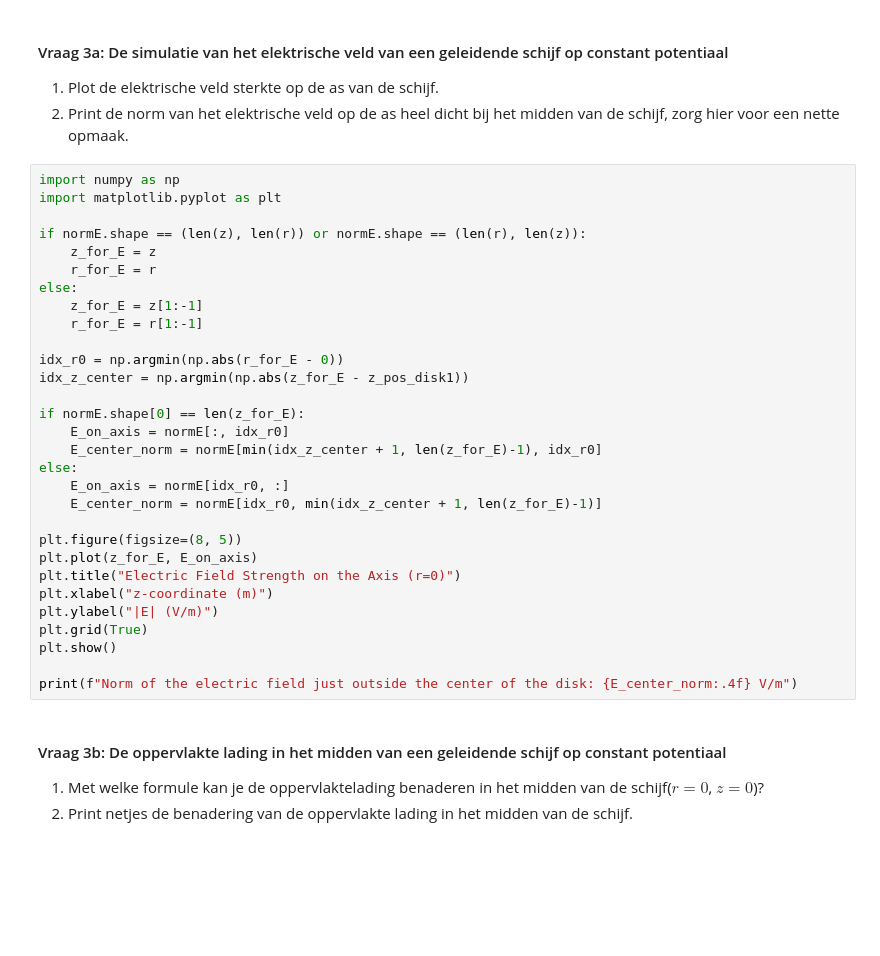
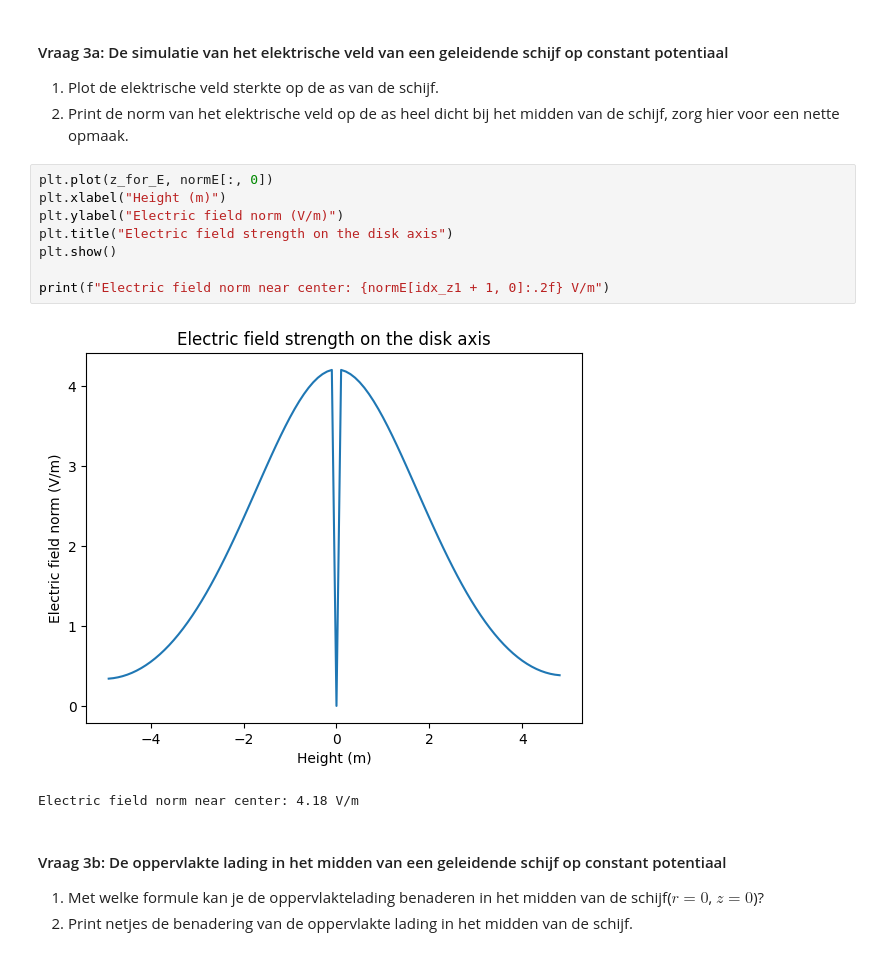
Before and after one commit to beanmachine123/opdrachten-DEF-D, a Jupyter notebook: DigitaleOntwerpopdrachten/1CondensatorOpdracht/CondensatorOntwerpopdracht.ipynb, the cells around one changed output. Saved outputs shown, nothing was run; the diff lists cells and outputs as text; blank space fills up the shorter version.

```diff
--- a/DigitaleOntwerpopdrachten/1CondensatorOpdracht/CondensatorOntwerpopdracht.ipynb
+++ b/DigitaleOntwerpopdrachten/1CondensatorOpdracht/CondensatorOntwerpopdracht.ipynb
@@ -406,35 +383,16 @@ NameError: name 'initialize_variables_Laplace' is not defined
 1. Plot de elektrische veld sterkte op de as van de schijf.
 2. Print de norm van het elektrische veld op de as heel dicht bij het midden van de schijf, zorg hier voor een nette opmaak.
 # %%
-import numpy as np
-import matplotlib.pyplot as plt
-
-if normE.shape == (len(z), len(r)) or normE.shape == (len(r), len(z)):
-    z_for_E = z
-    r_for_E = r
-else:
-    z_for_E = z[1:-1]
-    r_for_E = r[1:-1]
-
-idx_r0 = np.argmin(np.abs(r_for_E - 0))
-idx_z_center = np.argmin(np.abs(z_for_E - z_pos_disk1))
-
-if normE.shape[0] == len(z_for_E):
-    E_on_axis = normE[:, idx_r0]
-    E_center_norm = normE[min(idx_z_center + 1, len(z_for_E)-1), idx_r0]
-else:
-    E_on_axis = normE[idx_r0, :]
-    E_center_norm = normE[idx_r0, min(idx_z_center + 1, len(z_for_E)-1)]
-
-plt.figure(figsize=(8, 5))
-plt.plot(z_for_E, E_on_axis)
-plt.title("Electric Field Strength on the Axis (r=0)")
-plt.xlabel("z-coordinate (m)")
-plt.ylabel("|E| (V/m)")
-plt.grid(True)
+plt.plot(z_for_E, normE[:, 0])
+plt.xlabel("Height (m)")
+plt.ylabel("Electric field norm (V/m)")
+plt.title("Electric field strength on the disk axis")
 plt.show()
 
-print(f"Norm of the electric field just outside the center of the disk: {E_center_norm:.4f} V/m")
+print(f"Electric field norm near center: {normE[idx_z1 + 1, 0]:.2f} V/m")
+# %% [output]
+[figure, added]
+Electric field norm near center: 4.18 V/m
 # %% [markdown]
 #### Vraag 3b: De oppervlakte lading in het midden van een geleidende schijf op constant potentiaal
 
```
Also changed, not shown: parts of 22 cells of this notebook, 2 other files.
